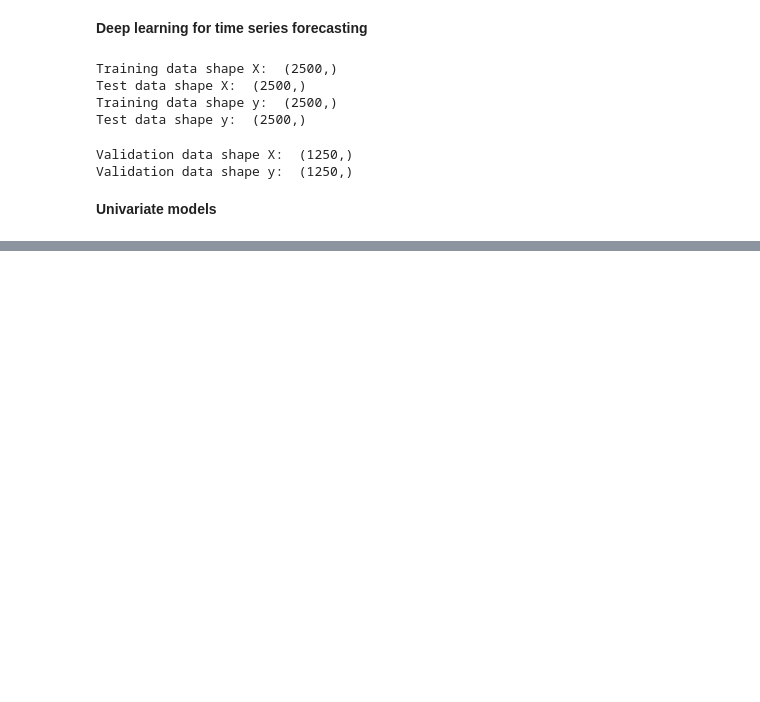
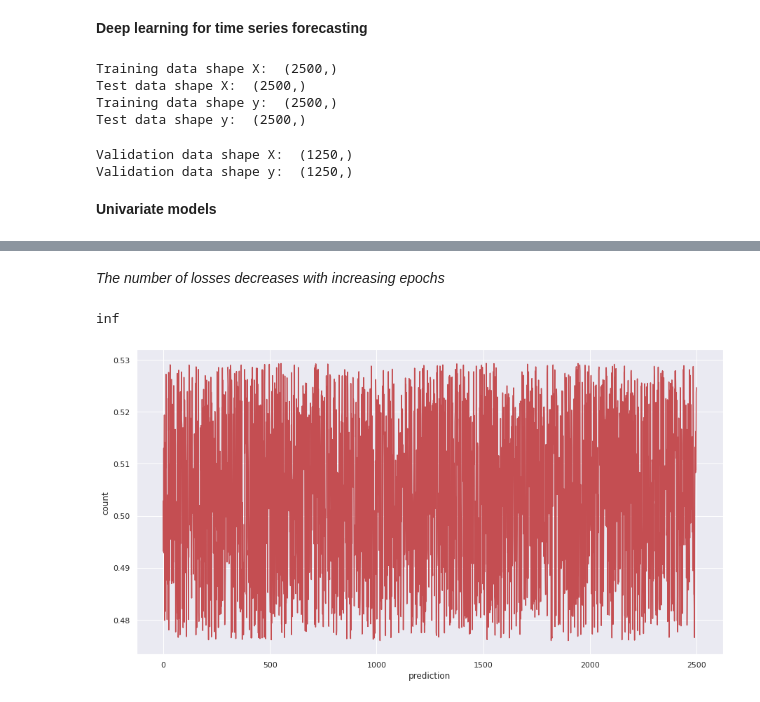
Before and after one commit to AleksandrMorozov123/Competition-on-kaggle-, a Jupyter notebook: time-series-forecasting-with-python.ipynb, the cells around one changed output, grey strips where cells are left out. Drawn from its saved outputs; the diff is of its cells as text; code cells hidden in the pictures; blank space fills up the shorter version.

```diff
--- a/time-series-forecasting-with-python.ipynb
+++ b/time-series-forecasting-with-python.ipynb
@@ -608,0 +609,24 @@ plt.show()
+# %% [markdown]
+*The number of losses decreases with increasing epochs*
+# %%
+# make the predictiondson the X_test and compare those predictions on the y_test
+ts_predictions = model.predict (X_test)
+ev_ts_data = pd.DataFrame (ts_predictions)
+ev_ts_data ['prediction' ]= pd.DataFrame (ts_predictions)
+ev_ts_data ['actual'] = np.transpose (y_test).ravel ()
+
+# evaluate our model and compute MAPE (mean absolute percentage error)
+def mape (ts_predictions, actuals):
+    return ((ts_predictions - actuals).abs () / actuals).mean ()
+
+mape (ev_ts_data ['prediction'], ev_ts_data ['actual'])
+# %% [output]
+inf
+# %%
+# plot the count of predictions
+ev_ts_data ['actual' < '0.3'].plot (x = 'prediction', style = ['r', 'b'], figsize = (15, 8))
+plt.xlabel ('prediction', fontsize = 12)
+plt.ylabel ('count', fontsize = 12)
+plt.show ()
+# %% [output]
+[figure, added]
```
Also changed, not shown: parts of 7 cells of this notebook.
